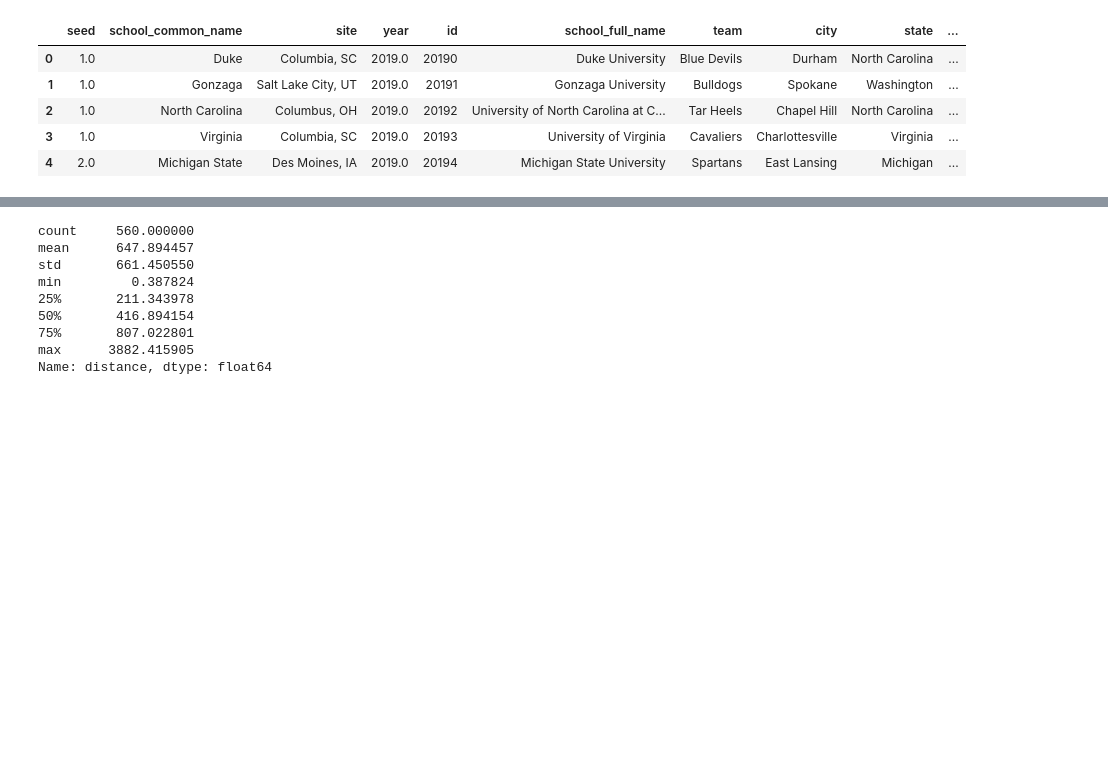
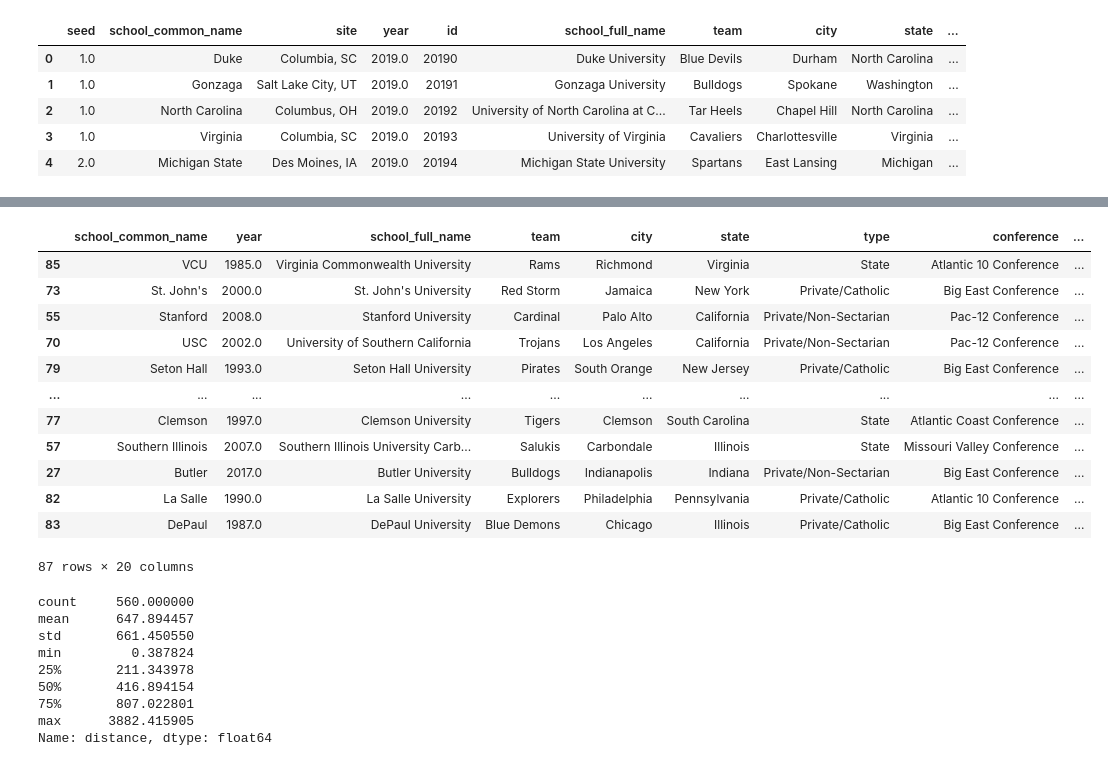
Before and after one commit to laurenoldham1202/final-project, a Jupyter notebook: notebooks/analysis.ipynb, the cells around one changed output, grey strips where cells are left out. Cells and saved outputs as stored; diff of their text form; code cells hidden in the pictures; blank space fills up the shorter version.

```diff
--- a/notebooks/analysis.ipynb
+++ b/notebooks/analysis.ipynb
@@ -44,0 +43,4 @@ weightedMean
+# %%
+wSchool = data.groupby('school_common_name').describe()
+x = wSchool.weightedDist.sort_values(by=['mean'])
+x
@@ -44,0 +62,24 @@ weightedMean
+# %%
+# print (df.drop_duplicates(['Cat']))
+d = data.drop_duplicates(['school_common_name']).drop(['distance', 'seed', 'site', 'id', 'geometry'], axis=1)
+d
+
+m = pd.merge(d, x, how='left', left_on='school_common_name', right_on=x.index.get_level_values('school_common_name'))
+m
+
+y = m.sort_values(by=['mean'], ascending=False)
+y
+# %% [output]
+|  | school_common_name | year | school_full_name | team | city | state | type | conference | ... |
+| 85 | VCU | 1985.0 | Virginia Commonwealth University | Rams | Richmond | Virginia | State | Atlantic 10 Conference | ... |
+| 73 | St. John's | 2000.0 | St. John's University | Red Storm | Jamaica | New York | Private/Catholic | Big East Conference | ... |
+| 55 | Stanford | 2008.0 | Stanford University | Cardinal | Palo Alto | California | Private/Non-Sectarian | Pac-12 Conference | ... |
+| 70 | USC | 2002.0 | University of Southern California | Trojans | Los Angeles | California | Private/Non-Sectarian | Pac-12 Conference | ... |
+| 79 | Seton Hall | 1993.0 | Seton Hall University | Pirates | South Orange | New Jersey | Private/Catholic | Big East Conference | ... |
+| ... | ... | ... | ... | ... | ... | ... | ... | ... | ... |
+| 77 | Clemson | 1997.0 | Clemson University | Tigers | Clemson | South Carolina | State | Atlantic Coast Conference | ... |
+| 57 | Southern Illinois | 2007.0 | Southern Illinois University Carb... | Salukis | Carbondale | Illinois | State | Missouri Valley Conference | ... |
+| 27 | Butler | 2017.0 | Butler University | Bulldogs | Indianapolis | Indiana | Private/Non-Sectarian | Big East Conference | ... |
+| 82 | La Salle | 1990.0 | La Salle University | Explorers | Philadelphia | Pennsylvania | Private/Catholic | Atlantic 10 Conference | ... |
+| 83 | DePaul | 1987.0 | DePaul University | Blue Demons | Chicago | Illinois | Private/Catholic | Big East Conference | ... |
+87 rows × 20 columns
```
Also changed, not shown: parts of 3 cells of this notebook, 3 other files.
